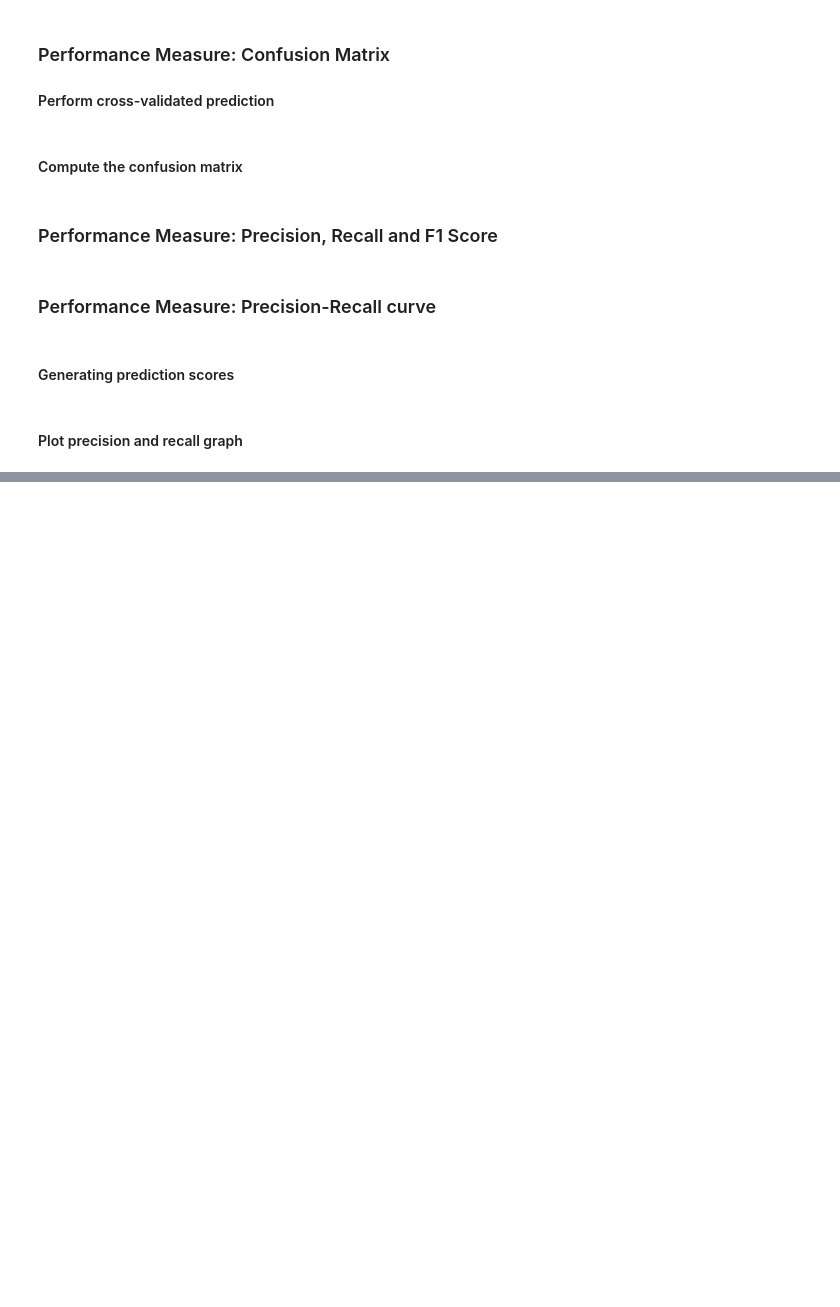
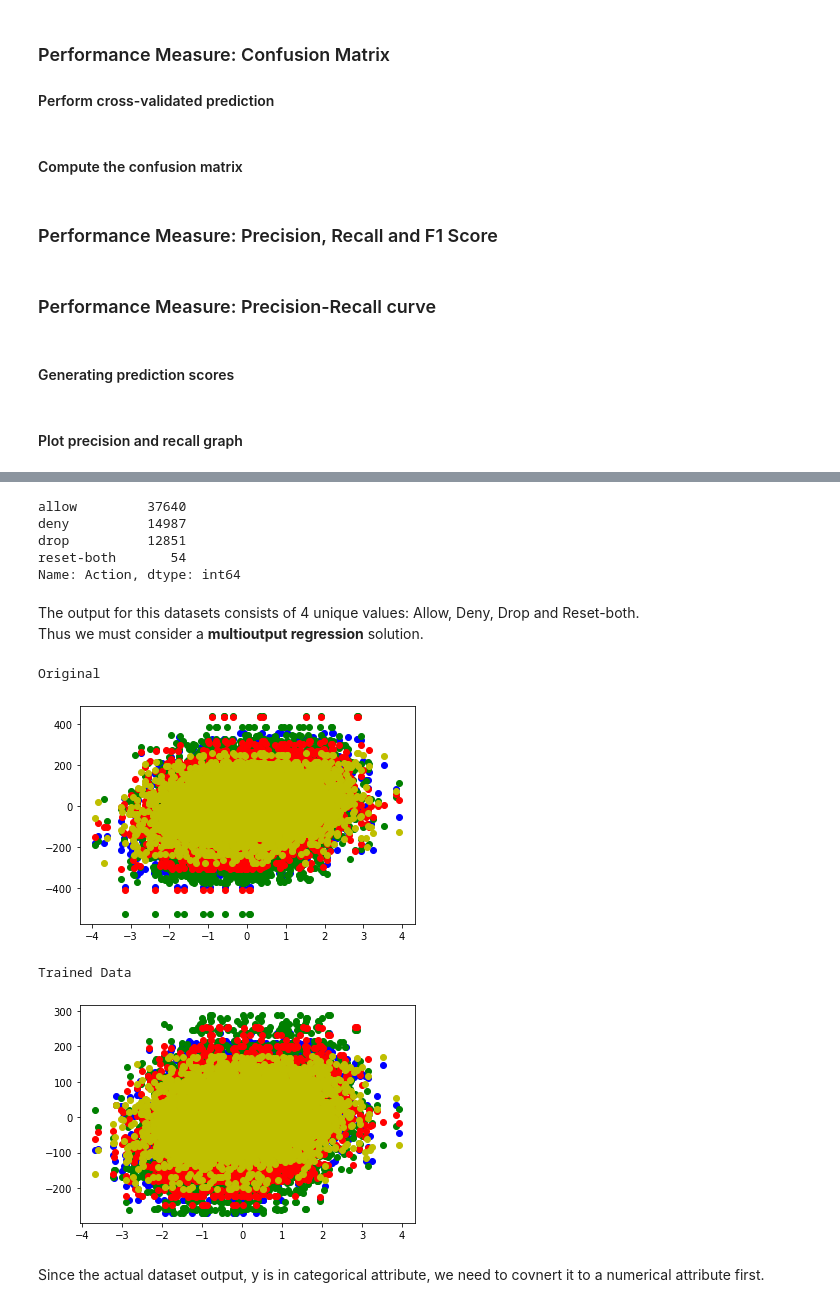
Before and after one commit to DarkinStyle/AIT, a Jupyter notebook: python/UCCD2063 Firewall Classification - Statistic.ipynb, the cells around one changed output, grey strips where cells are left out. Drawn from its saved outputs; the diff is of its cells as text; code cells hidden in the pictures; blank space fills up the shorter version.

```diff
--- a/python/UCCD2063 Firewall Classification - Statistic.ipynb
+++ b/python/UCCD2063 Firewall Classification - Statistic.ipynb
@@ -341,0 +453,51 @@ plt.show()
+# %%
+# Output ( y ) attributes
+firewall_data.Action.value_counts()
+# %% [output]
+allow         37640
+deny          14987
+drop          12851
+reset-both       54
+Name: Action, dtype: int64
+# %% [markdown]
+The output for this datasets consists of 4 unique values: Allow, Deny, Drop and Reset-both.<br>
+Thus we must consider a **multioutput regression** solution.
+# %%
+# k-nearest neighbors for multioutput regression
+from sklearn.datasets import make_regression as MReg
+from sklearn.neighbors import KNeighborsRegressor as KNReg
+
+# Testing multioutput regression with KN
+X, y = MReg(n_samples=1000, n_features=10, n_informative=5, n_targets=4, random_state=42, noise=0.5)
+
+y1 = y[:,0]
+y2 = y[:,1]
+y3 = y[:,2]
+y4 = y[:,3]
+
+print("Original")
+plt.plot(X,y1,'bo',X,y2,'go',X,y3,'ro',X,y4,'yo')
+plt.show()
+
+from sklearn.model_selection import train_test_split as TTS
+X_train,X_test,y_train,y_test = TTS(X,y,test_size=0.2)
+
+model = KNReg()
+model.fit(X_train,y_train)
+y_pred = model.predict(X_train)
+
+y1 = y_pred[:,0]
+y2 = y_pred[:,1]
+y3 = y_pred[:,2]
+y4 = y_pred[:,3]
+
+print("Trained Data")
+plt.plot(X_train,y1,'bo',X_train,y2,'go',X_train,y3,'ro',X_train,y4,'yo')
+plt.show()
+# %% [output]
+Original
+[figure, added]
+Trained Data
+[figure, added]
+# %% [markdown]
+Since the actual dataset output, y is in categorical attribute, we need to covnert it to a numerical attribute first.
```
Also changed, not shown: parts of 17 cells of this notebook.
